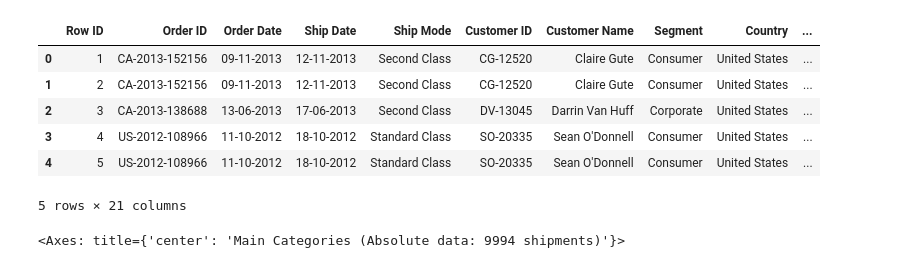
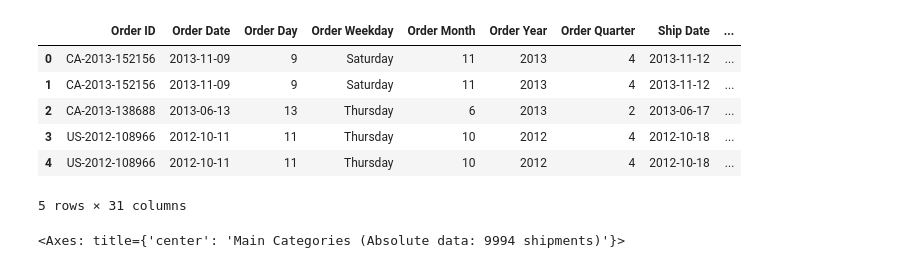
Before and after one commit to manipuppeteer/Data-Analysis-Project-DataCraft, a Jupyter notebook: JansFork.ipynb, the cells around one changed output. Saved outputs shown, nothing was run; the diff lists cells and outputs as text; code cells hidden in the pictures.

```diff
--- a/JansFork.ipynb
+++ b/JansFork.ipynb
@@ -3,14 +4,14 @@ import pandas as pd
 # %%
-superstore=pd.read_csv(r"C:\Users\jan\Documents\PythonKurs\07_Python_für_Datenanalysten\Daten_Analyse_Projekt\Superstore.csv", sep=",", encoding="latin-1")
+superstore=pd.read_csv("superstore_cleaned.csv", sep=",", encoding="latin-1")
 superstore.head(5)
 # %% [output]
-|  | Row ID | Order ID | Order Date | Ship Date | Ship Mode | Customer ID | Customer Name | Segment | Country | ... |
-| 0 | 1 | CA-2013-152156 | 09-11-2013 | 12-11-2013 | Second Class | CG-12520 | Claire Gute | Consumer | United States | ... |
-| 1 | 2 | CA-2013-152156 | 09-11-2013 | 12-11-2013 | Second Class | CG-12520 | Claire Gute | Consumer | United States | ... |
-| 2 | 3 | CA-2013-138688 | 13-06-2013 | 17-06-2013 | Second Class | DV-13045 | Darrin Van Huff | Corporate | United States | ... |
-| 3 | 4 | US-2012-108966 | 11-10-2012 | 18-10-2012 | Standard Class | SO-20335 | Sean O'Donnell | Consumer | United States | ... |
-| 4 | 5 | US-2012-108966 | 11-10-2012 | 18-10-2012 | Standard Class | SO-20335 | Sean O'Donnell | Consumer | United States | ... |
+|  | Order ID | Order Date | Order Day | Order Weekday | Order Month | Order Year | Order Quarter | Ship Date | ... |
+| 0 | CA-2013-152156 | 2013-11-09 | 9 | Saturday | 11 | 2013 | 4 | 2013-11-12 | ... |
+| 1 | CA-2013-152156 | 2013-11-09 | 9 | Saturday | 11 | 2013 | 4 | 2013-11-12 | ... |
+| 2 | CA-2013-138688 | 2013-06-13 | 13 | Thursday | 6 | 2013 | 2 | 2013-06-17 | ... |
+| 3 | US-2012-108966 | 2012-10-11 | 11 | Thursday | 10 | 2012 | 4 | 2012-10-18 | ... |
+| 4 | US-2012-108966 | 2012-10-11 | 11 | Thursday | 10 | 2012 | 4 | 2012-10-18 | ... |
-5 rows × 21 columns
+5 rows × 31 columns
 # %%
 Anzahl=superstore["Category"].count()
 kategorien=superstore["Category"].value_counts()
```
Also changed, not shown: parts of 6 cells of this notebook.
